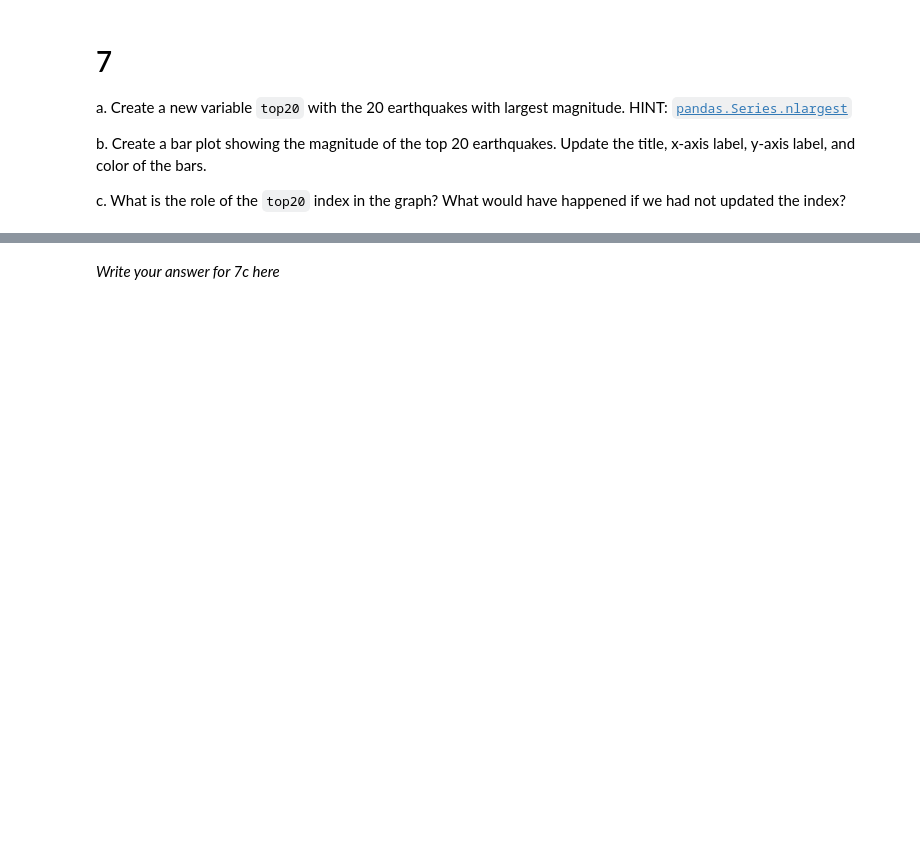
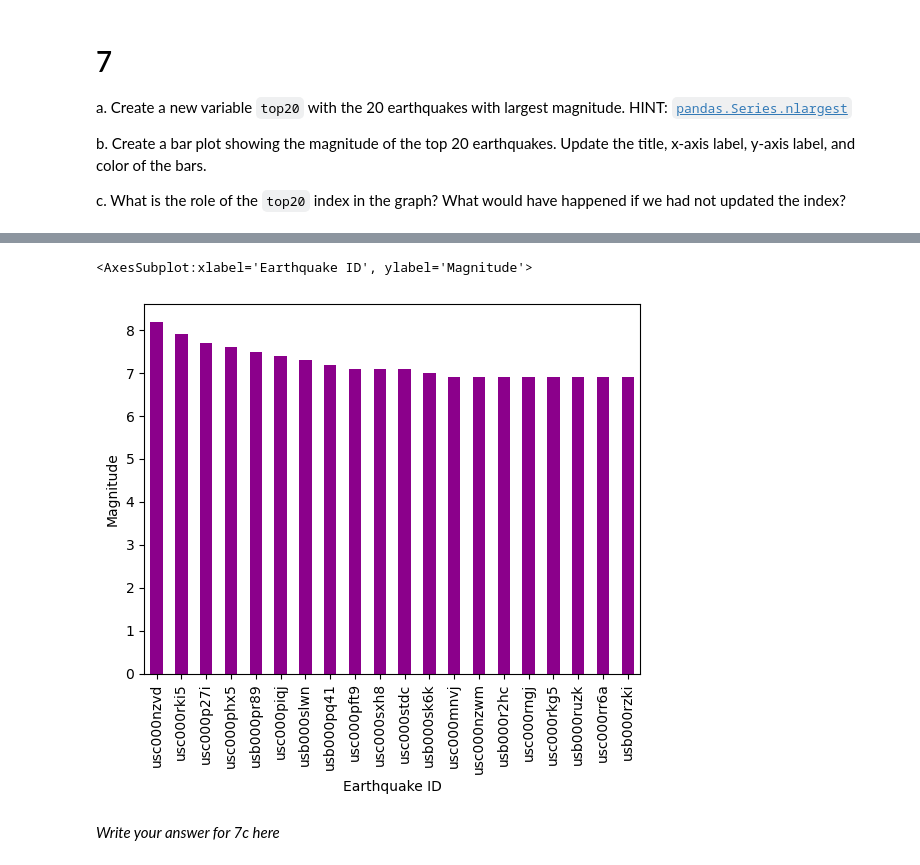
Before and after one commit to mariamkg00/eds220-hwk-1, a Jupyter notebook: hwk1-task4.ipynb, the cells around one changed output, grey strips where cells are left out. Drawn from its saved outputs; the diff is of its cells as text; code cells hidden in the pictures; blank space fills up the shorter version.

```diff
--- a/hwk1-task4.ipynb
+++ b/hwk1-task4.ipynb
@@ -140,0 +153,5 @@ c. What is the role of the `top20` index in the graph? What would have happened
+# %%
+# a. using nlargest to make new variable top20
+top20 = eqk.mag.nlargest(20)
+
+top20
@@ -141,3 +176,12 @@ c. What is the role of the `top20` index in the graph? What would have happened
+# %%
+# b. Making a bar plot
+top20.plot(kind = 'bar',
+          xlabel = 'Earthquake ID',
+          ylabel = 'Magnitude',
+          color = 'darkmagenta')
+# %% [output]
+<AxesSubplot:xlabel='Earthquake ID', ylabel='Magnitude'>
+[figure, added]
 # %% [markdown]
 *Write your answer for 7c here*
 # %% [markdown]
```
Also changed, not shown: parts of 7 cells of this notebook.
